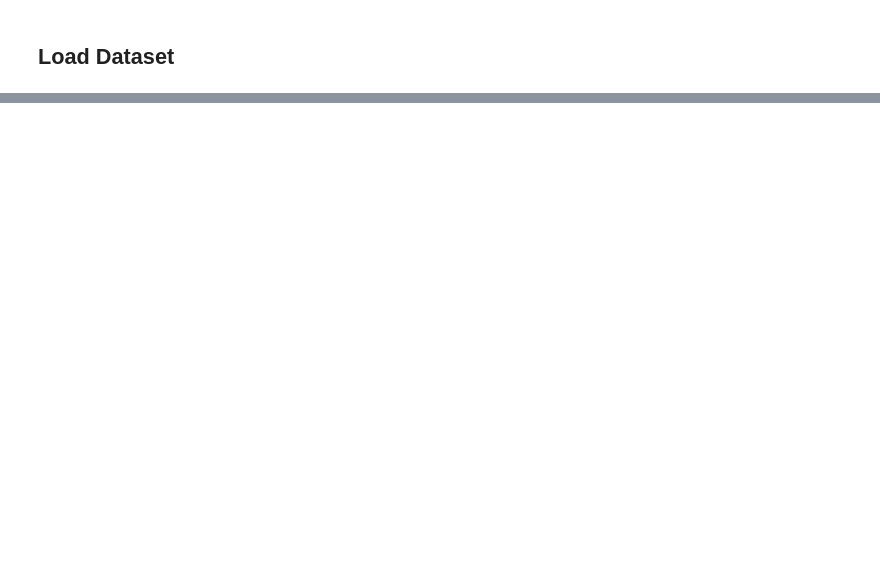
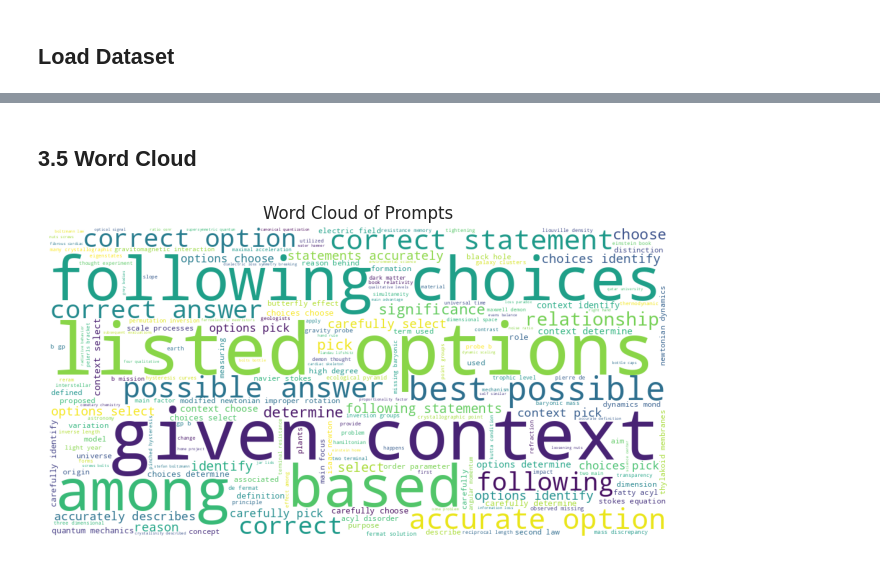
Before and after one commit to 23f2000003-Nihal/dl-genai-project-26-t2, a Jupyter notebook: dl-23f2000003-notebook-t22026.ipynb, the cells around one changed output, grey strips where cells are left out. Saved outputs shown, nothing was run; the diff lists cells and outputs as text; code cells hidden in the pictures; blank space fills up the shorter version.

```diff
--- a/dl-23f2000003-notebook-t22026.ipynb
+++ b/dl-23f2000003-notebook-t22026.ipynb
@@ -615,0 +239,9 @@ to Kaggle.
+# %%
+all_text = ' '.join(
+    train['prompt'].astype(str).str.lower()
+)
+
+words = re.findall(r'\b\w+\b', all_text)
+
+print('Total Words      :', len(words))
+print('Unique Vocabulary:', len(set(words)))
@@ -615,0 +276,15 @@ to Kaggle.
+# %% [markdown]
+## 3.5 Word Cloud
+# %%
+wordcloud = WordCloud(
+    width=1000,
+    height=500,
+    background_color='white'
+).generate(all_text)
+
+plt.imshow(wordcloud)
+plt.axis('off')
+plt.title('Word Cloud of Prompts')
+plt.show()
+# %% [output]
+[figure, added]
```
Also changed, not shown: parts of 126 cells of this notebook.
